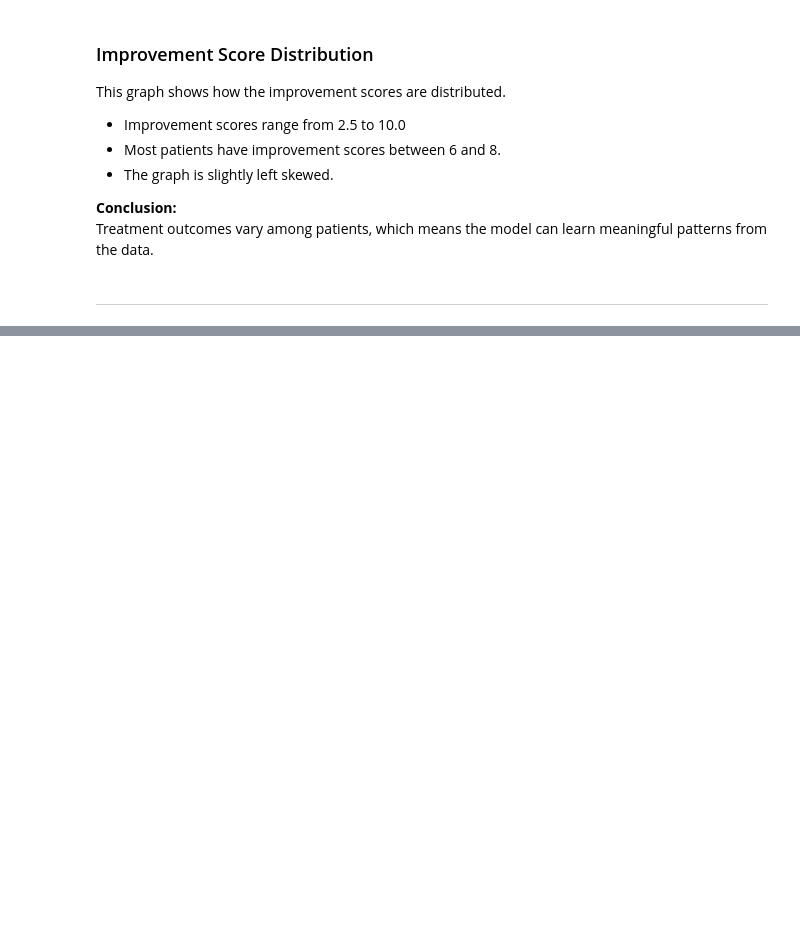
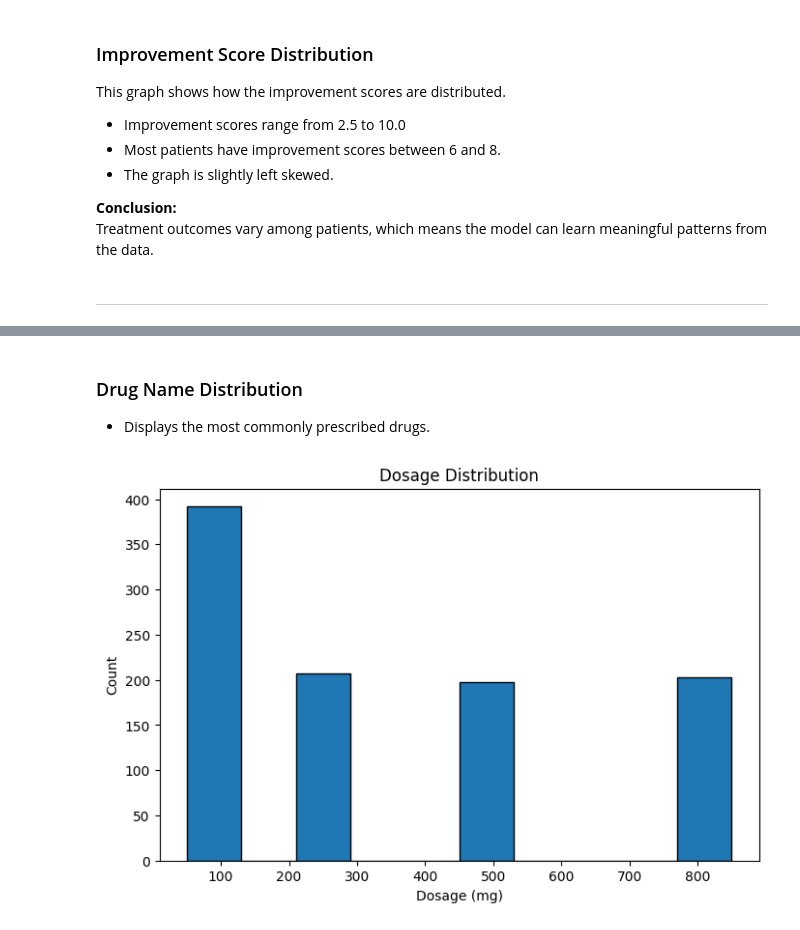
Before and after one commit to madesh405/Drug_Data_Analysis, a Jupyter notebook: notebook/data_understanding_and_EDA.ipynb, the cells around one changed output, grey strips where cells are left out. Drawn from its saved outputs; the diff is of its cells as text; code cells hidden in the pictures; blank space fills up the shorter version.

```diff
--- a/notebook/data_understanding_and_EDA.ipynb
+++ b/notebook/data_understanding_and_EDA.ipynb
@@ -142,0 +163,12 @@ Treatment outcomes vary among patients, which means the model can learn meaningf
+# %% [markdown]
+### Drug Name Distribution
+- Displays the most commonly prescribed drugs.
+# %%
+plt.figure(figsize=(8, 5))
+plt.hist(df['Dosage_mg'], bins=10, edgecolor='black')
+plt.xlabel("Dosage (mg)")
+plt.ylabel("Count")
+plt.title("Dosage Distribution")
+plt.show()
+# %% [output]
+[figure, added]
```
Also changed, not shown: parts of 14 cells of this notebook.
